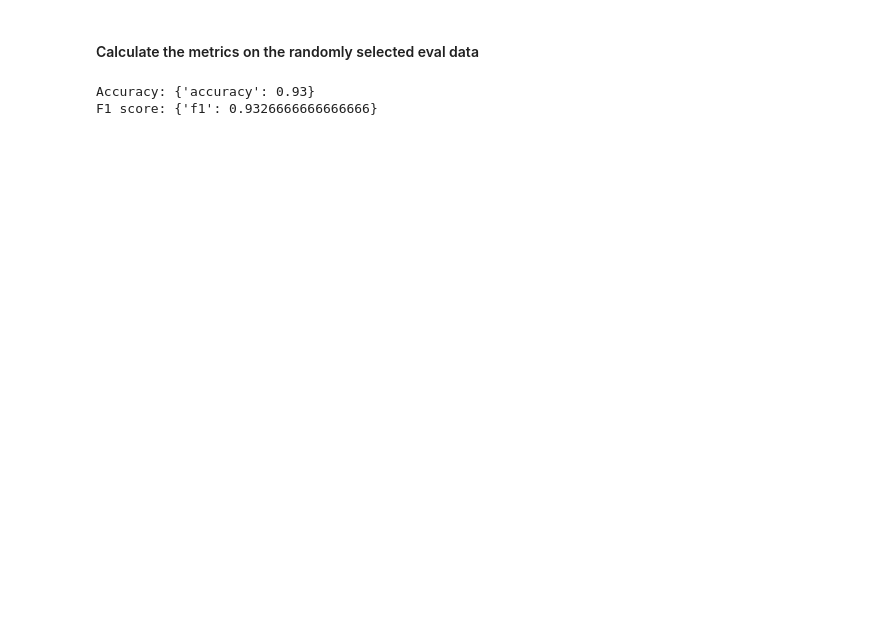
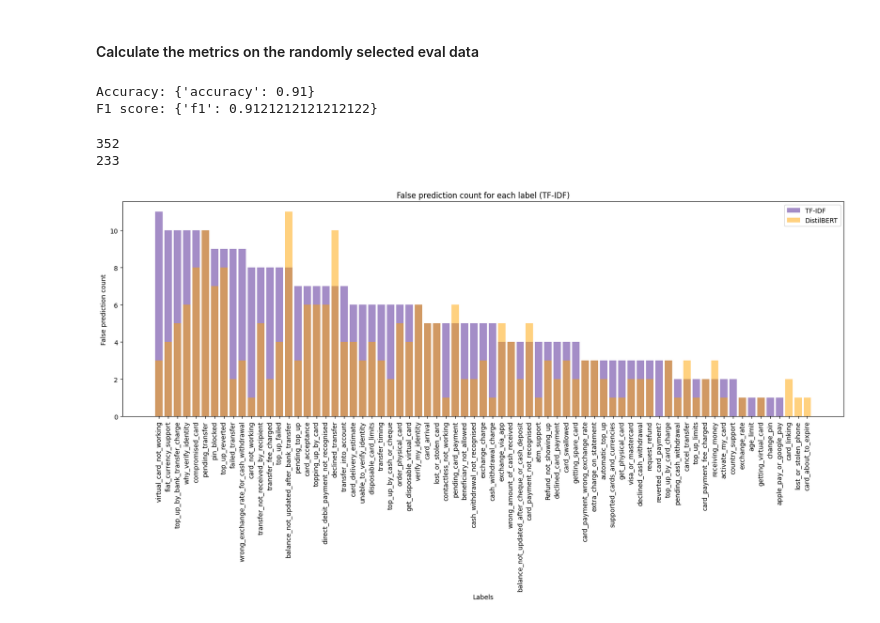
Before and after one commit to r9119/NPR, a Jupyter notebook: MC1/MC1_NPR_Rami_Tarabishi.ipynb, the cells around one changed output. Drawn from its saved outputs; the diff is of its cells as text; code cells hidden in the pictures; blank space fills up the shorter version.

Commit message:
Upload final mc1 files
Final analysis and comparisons of the predictions is in the notebook and not the report

```diff
--- a/MC1/MC1_NPR_Rami_Tarabishi.ipynb
+++ b/MC1/MC1_NPR_Rami_Tarabishi.ipynb
@@ -458,7 +522,56 @@ tensor([20, 58, 48, 43, 19])
 #### Calculate the metrics on the randomly selected eval data
 # %%
 print(f"Accuracy: {accuracy.compute(predictions=y_pred, references=y_true)}")
-print(f"F1 score: {f1_score.compute(predictions=y_pred, references=y_true, average='weighted')}")
+print(f"F1 score: {f1_score_eval.compute(predictions=y_pred, references=y_true, average='weighted')}")
 # %% [output]
-Accuracy: {'accuracy': 0.93}
-F1 score: {'f1': 0.9326666666666666}
+Accuracy: {'accuracy': 0.91}
+F1 score: {'f1': 0.9121212121212122}
+# %%
+preds = dbert_pipe(data_test["text"])
+preds_tf = svm_clf_crammer.predict(tf_test)
+# %%
+# Get the false predictions of both models on all test data
+false_preds_tf = []
+false_preds_dbert = []
+
+for i in range(len(preds)):
+    if label2idx[preds[i]["label"]] != data_test["label"][i]:
+        false_preds_dbert.append((data_test["text"][i], labels[data_test["label"][i]], preds[i]["label"]))
+    if preds_tf[i] != data_test["label"][i]:
+        false_preds_tf.append((data_test["text"][i], labels[data_test["label"][i]], idx2label[y_pred_tf_crammer[i]]))
+
+print(len(false_preds_tf))
+print(len(false_preds_dbert))
+
+false_pred_count_tf = {}
+false_pred_count_dbert = {}
+
+for pred in false_preds_tf:
+    if pred[1] in false_pred_count_tf:
+        false_pred_count_tf[pred[1]] += 1
+    else:
+        false_pred_count_tf[pred[1]] = 1
+
+for pred in false_preds_dbert:
+    if pred[1] in false_pred_count_dbert:
+        false_pred_count_dbert[pred[1]] += 1
+    else:
+        false_pred_count_dbert[pred[1]] = 1
+
+sorted_labels_tf = sorted(false_pred_count_tf, key=false_pred_count_tf.get, reverse=True)
+sorted_labels_dbert = sorted(false_pred_count_dbert, key=false_pred_count_dbert.get, reverse=True)
+# %% [output]
+352
+233
+# %%
+plt.figure(figsize=(20, 6))
+plt.bar(sorted_labels_tf, [false_pred_count_tf[label] for label in sorted_labels_tf], color=color, label="TF-IDF", alpha=0.5)
+plt.bar(sorted_labels_dbert, [false_pred_count_dbert[label] for label in sorted_labels_dbert], color="#FFA500CC", label="DistilBERT", alpha=0.5)
+plt.xticks(rotation=90)
+plt.title("False prediction count for each label (TF-IDF)")
+plt.xlabel("Labels")
+plt.ylabel("False prediction count")
+plt.legend()
+plt.show()
+# %% [output]
+[figure, added]
```
Also changed, not shown: parts of 27 cells of this notebook, 3 other files.
